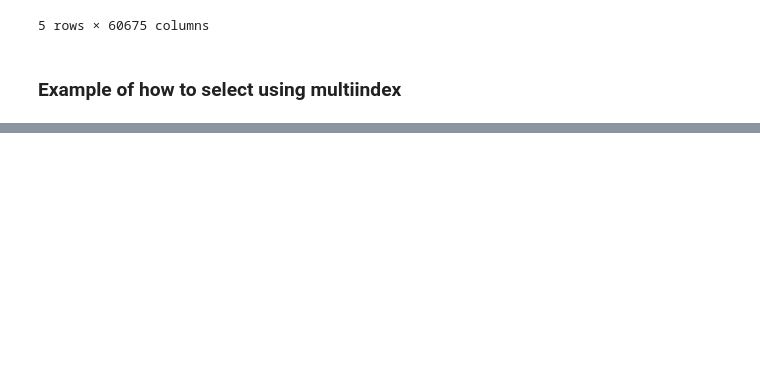
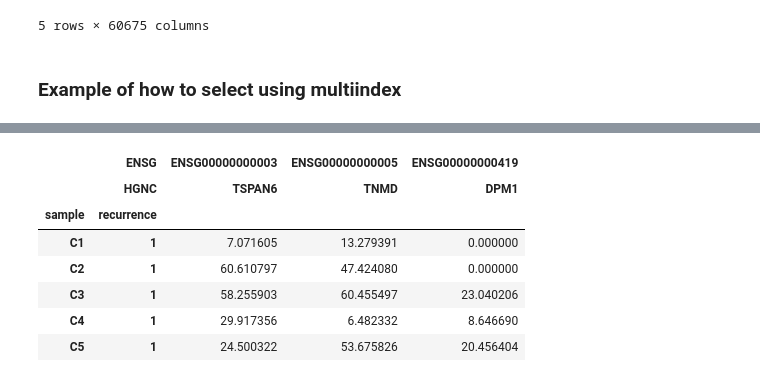
Before and after one commit to ekofman/CSE283_classifier_project, a Jupyter notebook: Preprocess Data.ipynb, the cells around one changed output, grey strips where cells are left out. Cells and saved outputs as stored; diff of their text form; code cells hidden in the pictures; blank space fills up the shorter version.

```diff
--- a/Preprocess Data.ipynb
+++ b/Preprocess Data.ipynb
@@ -138 +155,12 @@ cancer_tpm.query('sample in ["C1", "C2", "C3"]').head()
 3 rows × 60675 columns
+# %%
+cancer_tpm.iloc[:, cancer_tpm.columns.get_level_values(1).isin(['TSPAN6', 'TNMD', 'DPM1'])].head()
+# %% [output]
+|  | ENSG | ENSG00000000003 | ENSG00000000005 | ENSG00000000419 |
+|  | HGNC | TSPAN6 | TNMD | DPM1 |
+| sample | recurrence |  |  |  |
+| C1 | 1 | 7.071605 | 13.279391 | 0.000000 |
+| C2 | 1 | 60.610797 | 47.424080 | 0.000000 |
+| C3 | 1 | 58.255903 | 60.455497 | 23.040206 |
+| C4 | 1 | 29.917356 | 6.482332 | 8.646690 |
+| C5 | 1 | 24.500322 | 53.675826 | 20.456404 |
```
Also changed, not shown: parts of 14 cells of this notebook, 4 other files.
